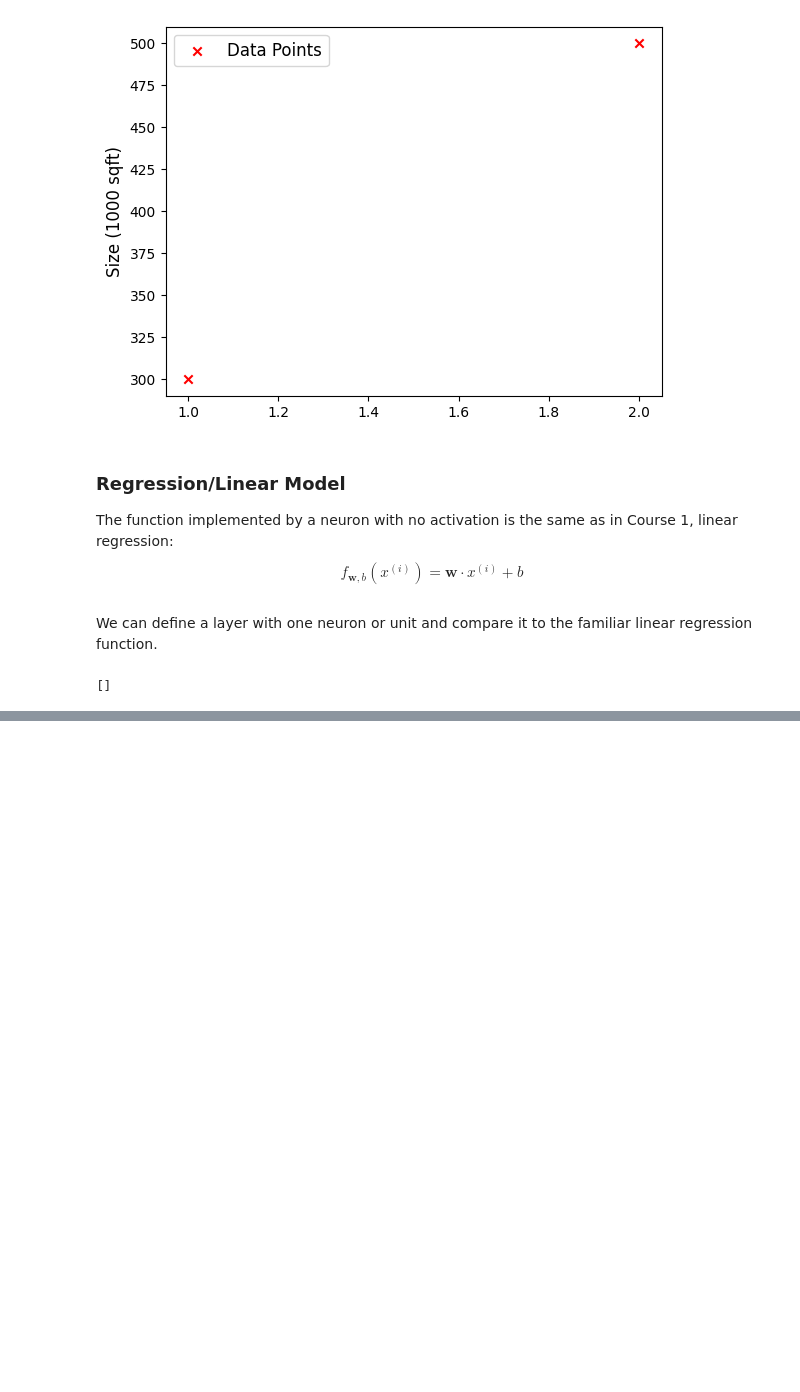
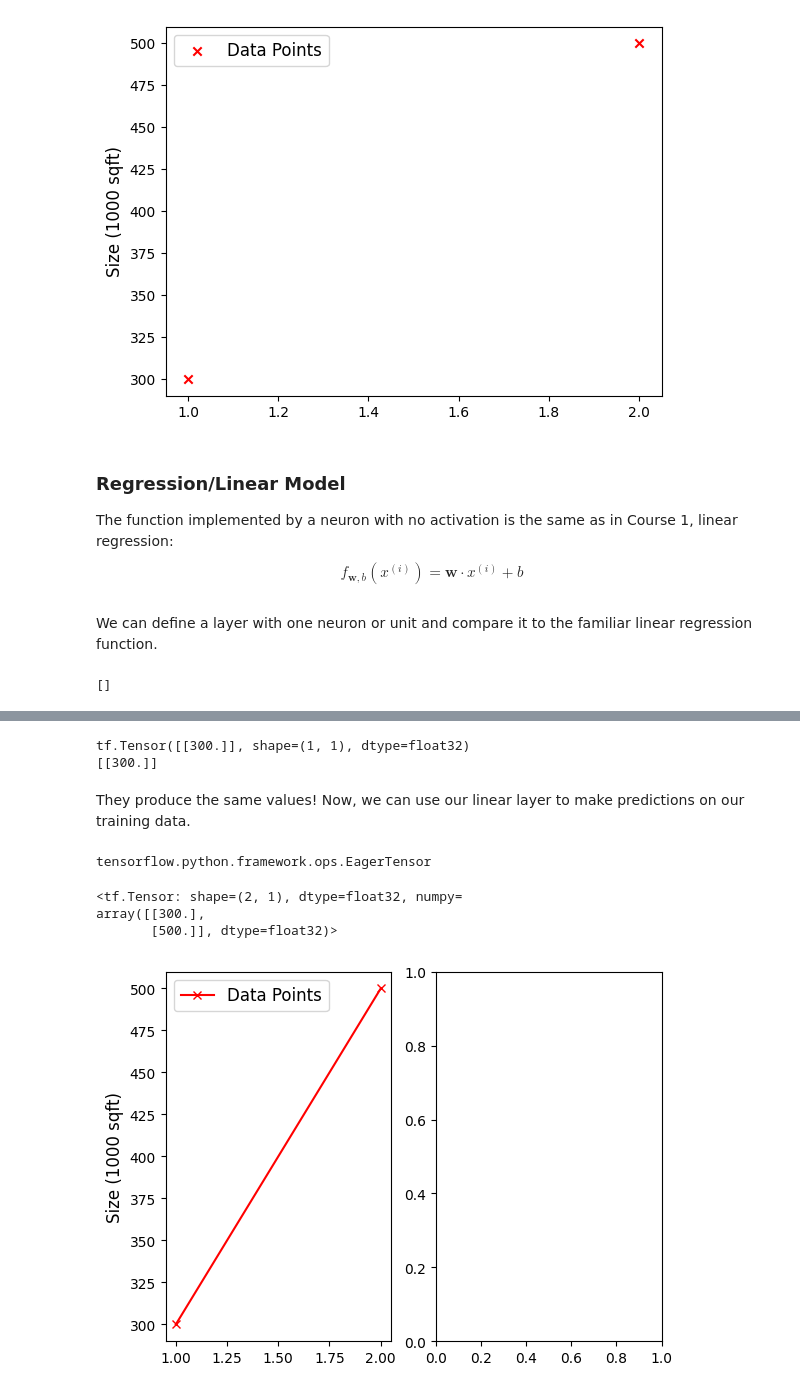
Before and after one commit to ombinya/learning-machine-learning, a Jupyter notebook: ml-specialization-course2/week 1/C2_W1_Lab01_Neurons_and_Layers.ipynb, the cells around one changed output, grey strips where cells are left out. Saved outputs shown, nothing was run; the diff lists cells and outputs as text; code cells hidden in the pictures; blank space fills up the shorter version.

```diff
--- a/ml-specialization-course2/week 1/C2_W1_Lab01_Neurons_and_Layers.ipynb
+++ b/ml-specialization-course2/week 1/C2_W1_Lab01_Neurons_and_Layers.ipynb
@@ -44,0 +64,7 @@ linear_layer.get_weights()
+# %%
+set_w = np.array([[200]])
+set_b = np.array([100])
+
+# set_weights takes a list of numpy arrays
+linear_layer.set_weights([set_w, set_b])
+print(linear_layer.get_weights())
@@ -44,0 +75,37 @@ linear_layer.get_weights()
+# %%
+a1 = linear_layer(X_train[0].reshape(1,1))
+print(a1)
+alin = np.dot(set_w,X_train[0].reshape(1,1)) + set_b
+print(alin)
+# %% [output]
+tf.Tensor([[300.]], shape=(1, 1), dtype=float32)
+[[300.]]
+# %% [markdown]
+They produce the same values!
+Now, we can use our linear layer to make predictions on our training data.
+# %%
+prediction_tf = linear_layer(X_train)  # Prediction from TensorFlow
+prediction_np = np.dot( X_train, set_w) + set_b  # Prediction from NumPy
+# %%
+type(prediction_tf)
+# %% [output]
+tensorflow.python.framework.ops.EagerTensor
+# %%
+prediction_tf
+# %% [output]
+<tf.Tensor: shape=(2, 1), dtype=float32, numpy=
+array([[300.],
+       [500.]], dtype=float32)>
+# %%
+
+fig, (ax1, ax2) = plt.subplots(1,2)
+ax1.plot(X_train, prediction_tf, marker="x", c="r", label="Data Points")
+ax1.legend(fontsize="large")
+ax1.set_ylabel("Price (1000s of dollars)", fontsize="large")
+ax1.set_ylabel("Size (1000 sqft)", fontsize="large")
+
+
+plt.show()
+# plt_linear(X_train, Y_train, prediction_tf, prediction_np)
+# %% [output]
+[figure, added]
```
Also changed, not shown: parts of 8 cells of this notebook.
